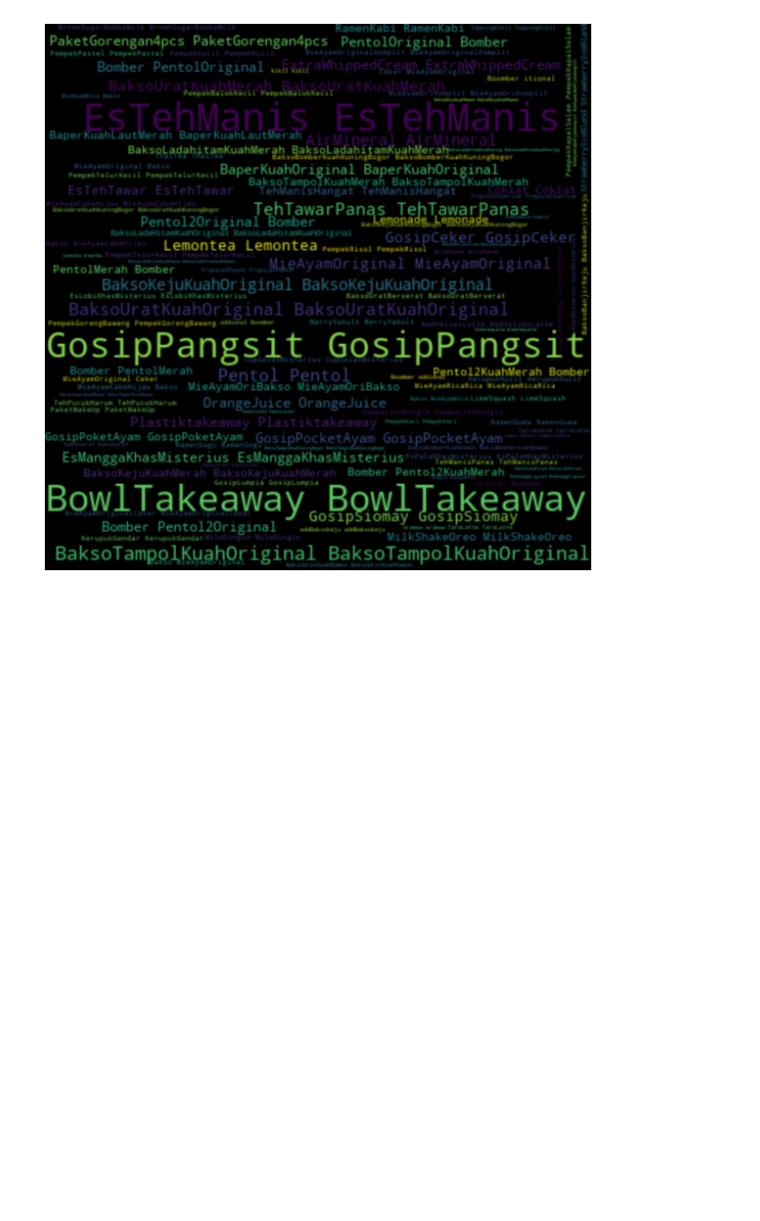
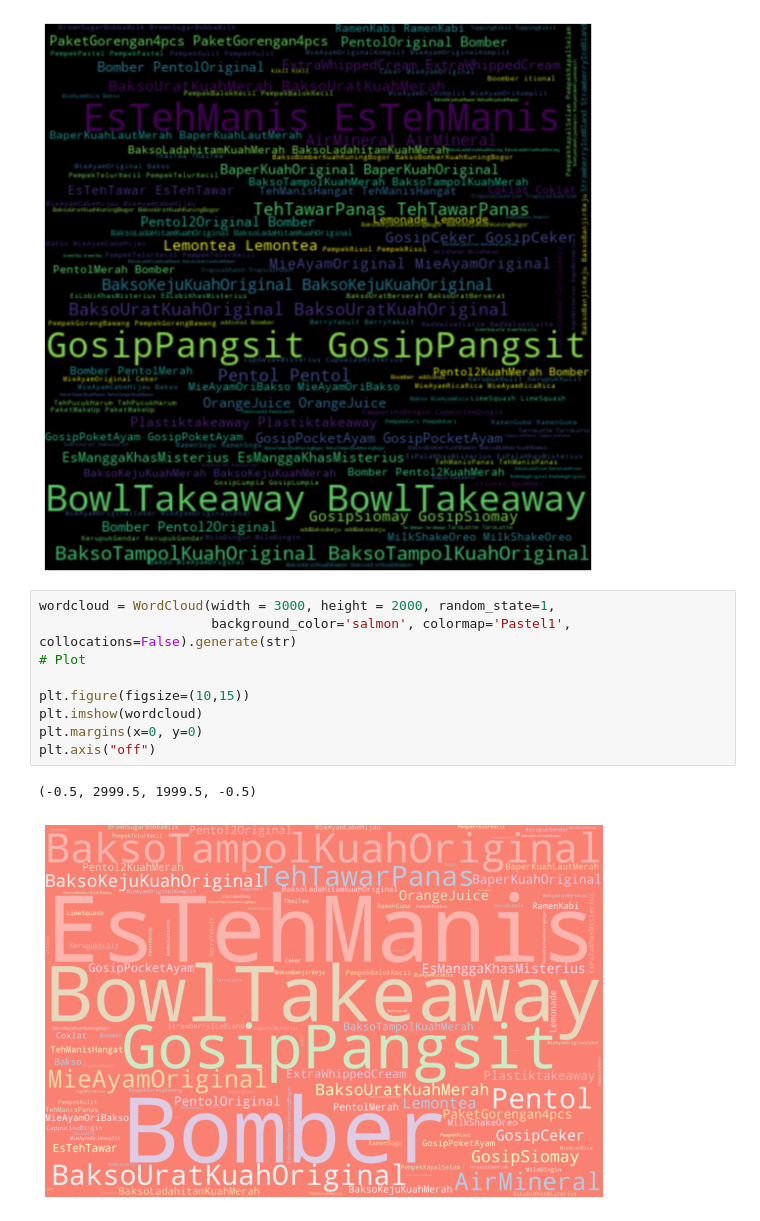
Before and after one commit to raissadvy/day18_300days_codechallenge, a Jupyter notebook: abc_report.ipynb, the cells around one changed output. Saved outputs shown, nothing was run; the diff lists cells and outputs as text; blank space fills up the shorter version.

```diff
--- a/abc_report.ipynb
+++ b/abc_report.ipynb
@@ -120,3 +120,15 @@ plt.margins(x=0, y=0)
 plt.show()
 # %% [output]
 [figure]
+# %%
+wordcloud = WordCloud(width = 3000, height = 2000, random_state=1,
+                      background_color='salmon', colormap='Pastel1', collocations=False).generate(str)
+# Plot
+
+plt.figure(figsize=(10,15))
+plt.imshow(wordcloud)
+plt.margins(x=0, y=0)
+plt.axis("off")
+# %% [output]
+(-0.5, 2999.5, 1999.5, -0.5)
+[figure, added]
```
Also changed, not shown: parts of 1 cell of this notebook.
